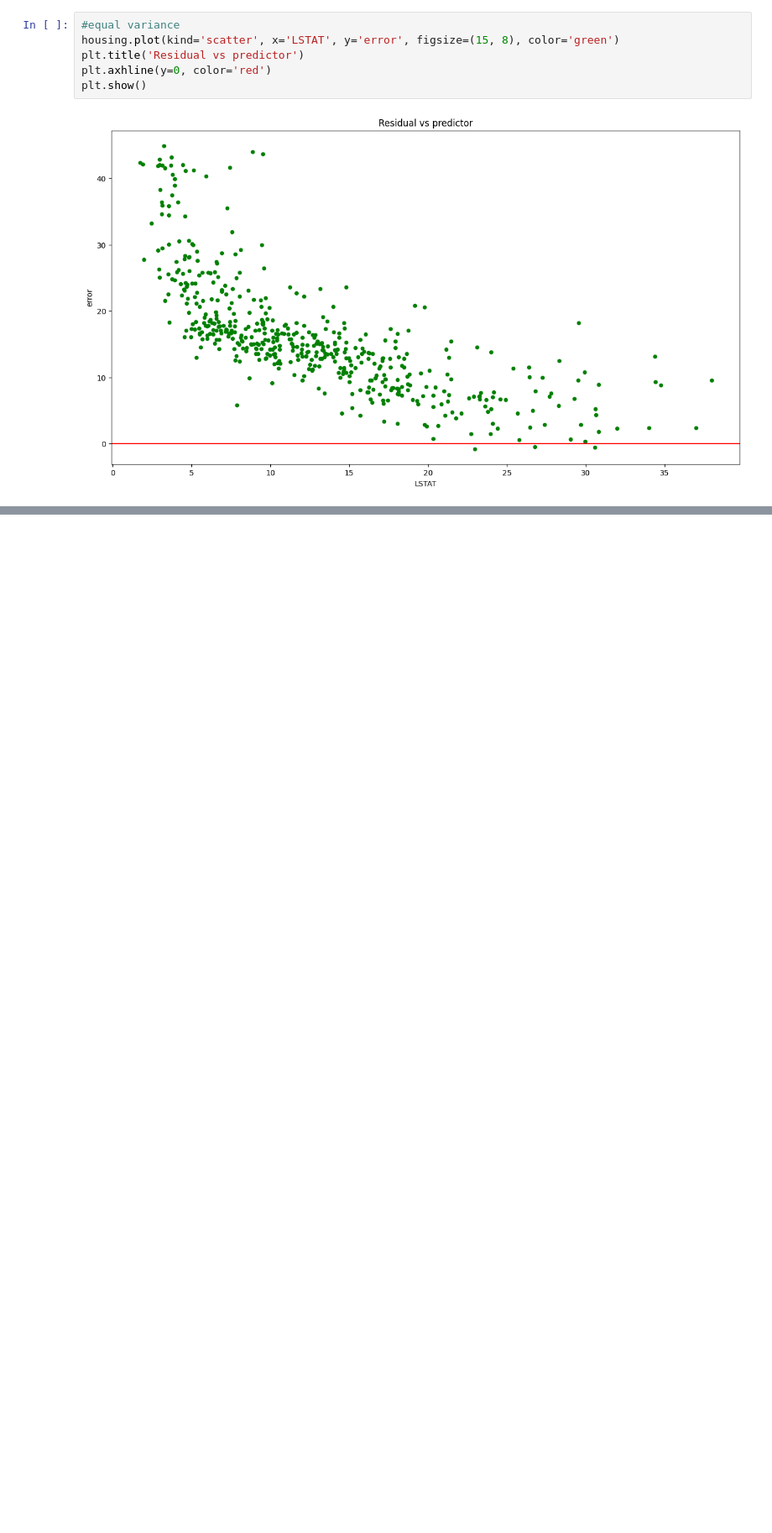
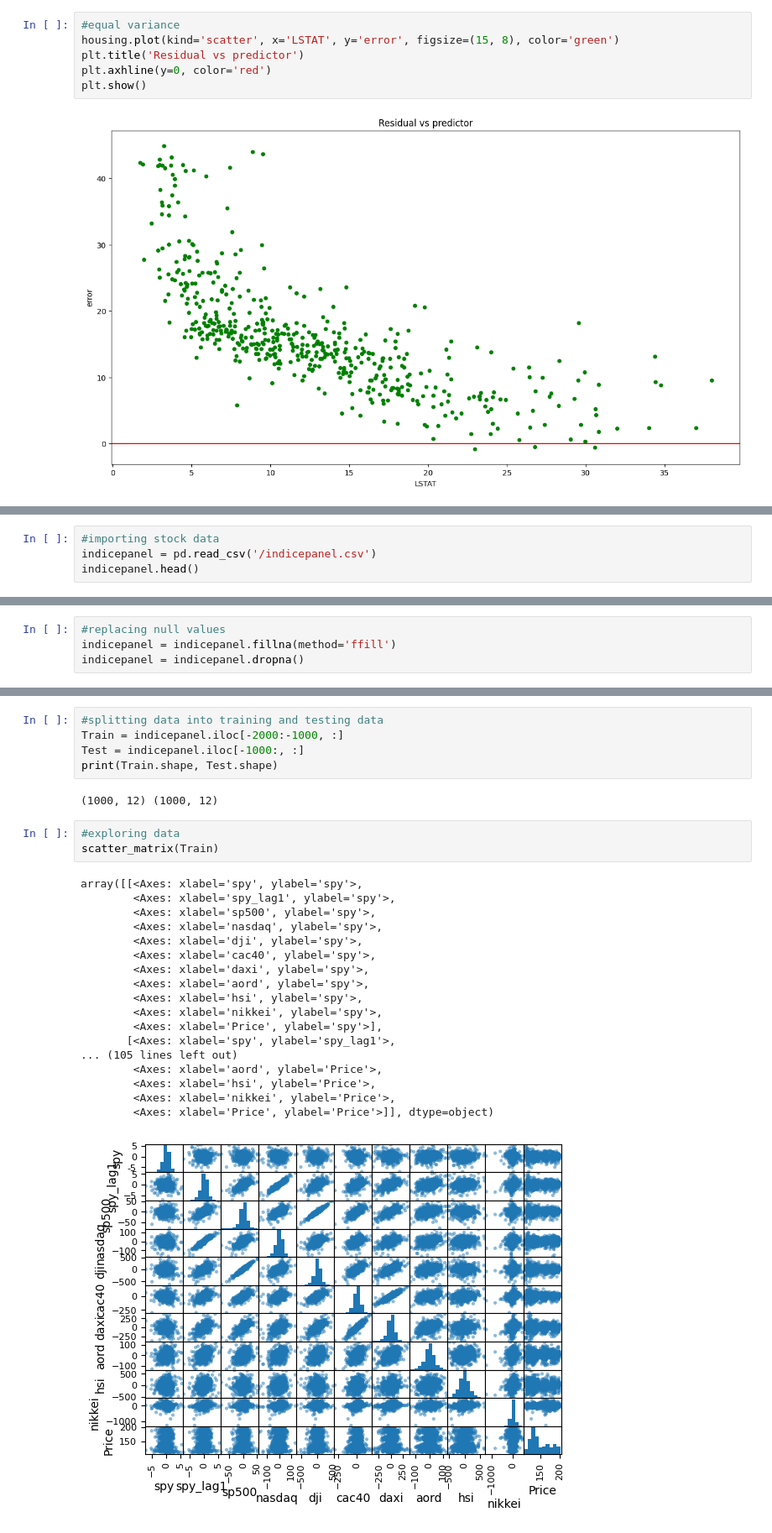
Before and after one commit to shrutishibu/python-and-statistics-for-financial-analysis, a Jupyter notebook: Python_and_Statistics_for_Financial_analysis.ipynb, the cells around one changed output, grey strips where cells are left out. Shown at 84% size. Cells and saved outputs as stored; diff of their text form; blank space fills up the shorter version.

```diff
--- a/Python_and_Statistics_for_Financial_analysis.ipynb
+++ b/Python_and_Statistics_for_Financial_analysis.ipynb
@@ -340,0 +350,4 @@ plt.show()
+# %%
+#importing stock data
+indicepanel = pd.read_csv('/indicepanel.csv')
+indicepanel.head()
@@ -340,0 +361,4 @@ plt.show()
+# %%
+#replacing null values
+indicepanel = indicepanel.fillna(method='ffill')
+indicepanel = indicepanel.dropna()
@@ -340,0 +369,29 @@ plt.show()
+# %%
+#splitting data into training and testing data
+Train = indicepanel.iloc[-2000:-1000, :]
+Test = indicepanel.iloc[-1000:, :]
+print(Train.shape, Test.shape)
+# %% [output]
+(1000, 12) (1000, 12)
+# %%
+#exploring data
+scatter_matrix(Train)
+# %% [output]
+array([[<Axes: xlabel='spy', ylabel='spy'>,
+        <Axes: xlabel='spy_lag1', ylabel='spy'>,
+        <Axes: xlabel='sp500', ylabel='spy'>,
+        <Axes: xlabel='nasdaq', ylabel='spy'>,
+        <Axes: xlabel='dji', ylabel='spy'>,
+        <Axes: xlabel='cac40', ylabel='spy'>,
+        <Axes: xlabel='daxi', ylabel='spy'>,
+        <Axes: xlabel='aord', ylabel='spy'>,
+        <Axes: xlabel='hsi', ylabel='spy'>,
+        <Axes: xlabel='nikkei', ylabel='spy'>,
+        <Axes: xlabel='Price', ylabel='spy'>],
+       [<Axes: xlabel='spy', ylabel='spy_lag1'>,
+... (105 lines left out)
+        <Axes: xlabel='aord', ylabel='Price'>,
+        <Axes: xlabel='hsi', ylabel='Price'>,
+        <Axes: xlabel='nikkei', ylabel='Price'>,
+        <Axes: xlabel='Price', ylabel='Price'>]], dtype=object)
+[figure, added]
```
Also changed, not shown: parts of 20 cells of this notebook.
